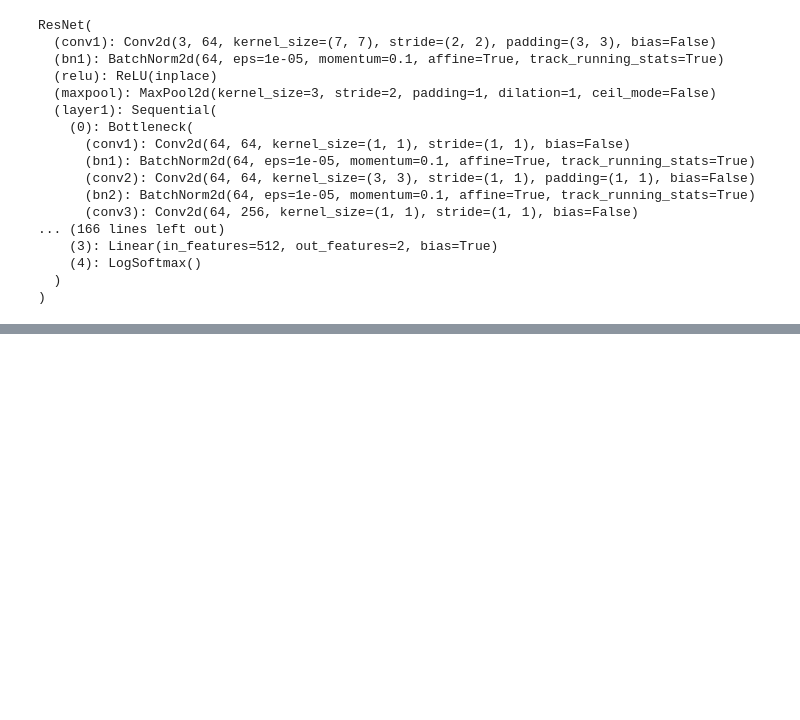
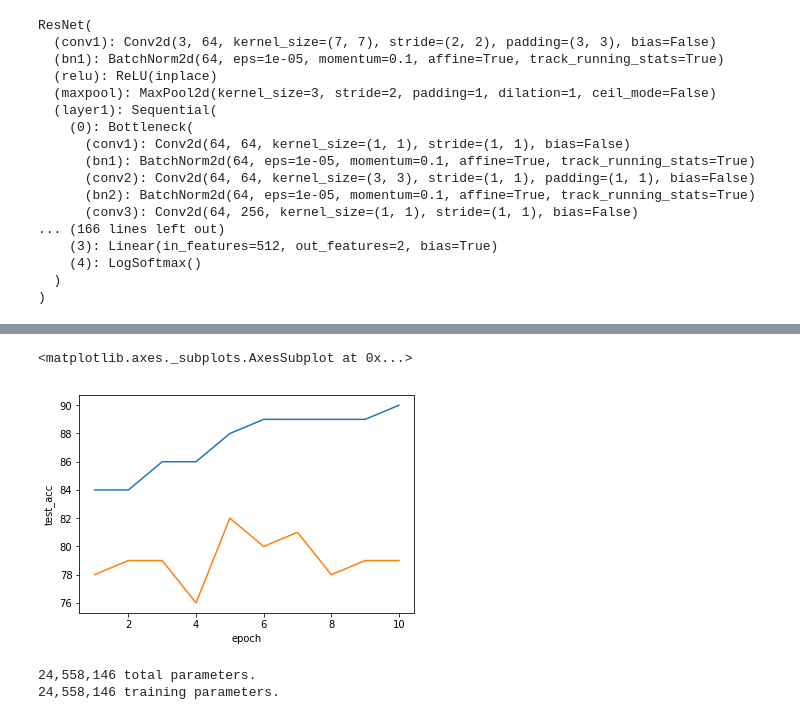
Before and after one commit to ShaheenPerveen/PyTorch_Pneumonia_Detection_usingChestXRay, a Jupyter notebook: Code/PyTorch_ResNet50.ipynb, the cells around one changed output, grey strips where cells are left out. Saved outputs shown, nothing was run; the diff lists cells and outputs as text; code cells hidden in the pictures; blank space fills up the shorter version.

```diff
--- a/Code/PyTorch_ResNet50.ipynb
+++ b/Code/PyTorch_ResNet50.ipynb
@@ -277,0 +363,6 @@ Test set: Average loss: 0.0615, Accuracy: 483/624 (77%)
+# %%
+sns.lineplot(x='epoch', y='train_acc', data=history_df)
+sns.lineplot(x='epoch', y='test_acc', data=history_df)
+# %% [output]
+<matplotlib.axes._subplots.AxesSubplot at 0x...>
+[figure, added]
@@ -283,2 +377,11 @@ optimizer = optim.Adam(model.fc.parameters(), lr=0.003)
+# %%
+total_params = sum(p.numel() for p in model.parameters())
+print(f'{total_params:,} total parameters.')
+total_trainable_params = sum(
+    p.numel() for p in model.parameters() if p.requires_grad)
+print(f'{total_trainable_params:,} training parameters.')
+# %% [output]
+24,558,146 total parameters.
+24,558,146 training parameters.
 # %%
 model = model.to(device)
```
Also changed, not shown: parts of 35 cells of this notebook.
